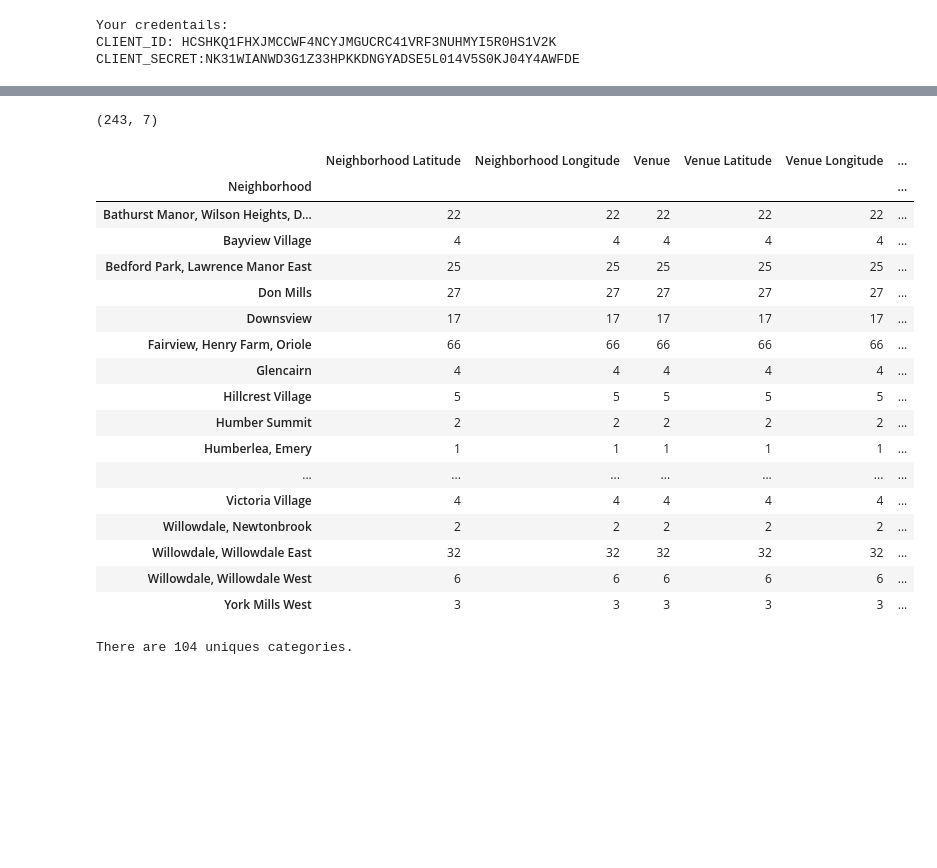
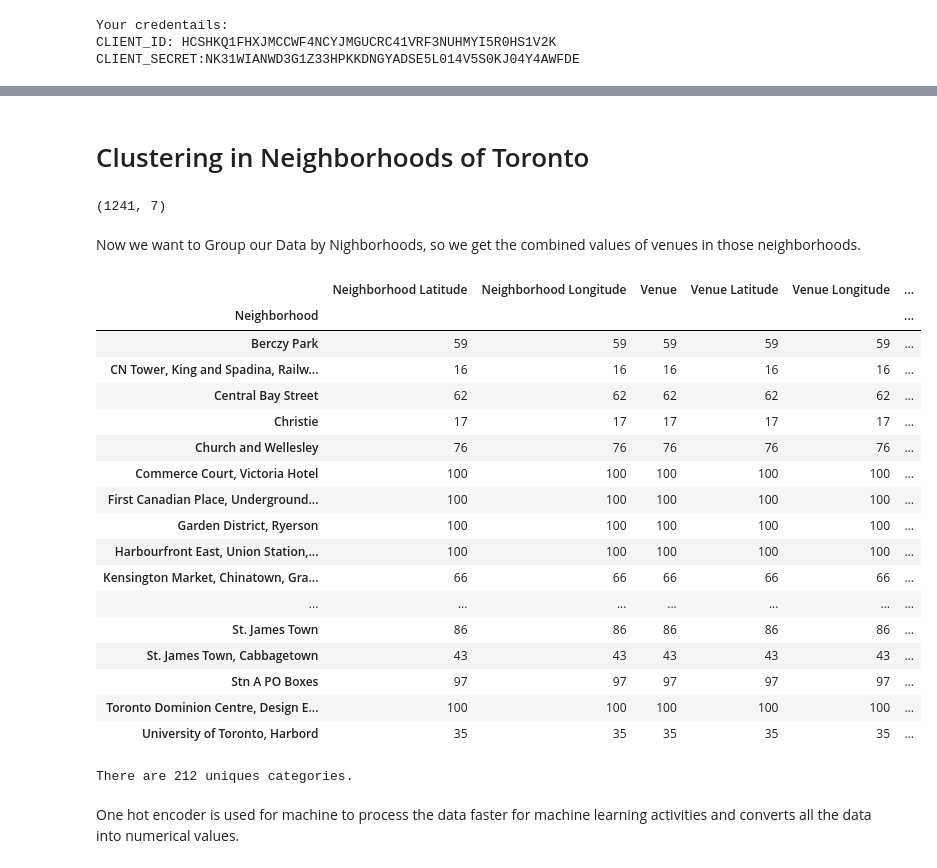
Before and after one commit to ssaurabh5/Coursera_Capstone_IBM_Data_Science_Project, a Jupyter notebook: Segmenting_and_Clustering_Neighborhoods_in_Toronto.ipynb, the cells around one changed output, grey strips where cells are left out. Drawn from its saved outputs; the diff is of its cells as text; code cells hidden in the pictures; blank space fills up the shorter version.

```diff
--- a/Segmenting_and_Clustering_Neighborhoods_in_Toronto.ipynb
+++ b/Segmenting_and_Clustering_Neighborhoods_in_Toronto.ipynb
@@ -140,5 +165,5 @@ Name: Borough, dtype: int64
 # %%
-northyork_data = df4[df4['Borough'] == 'North York'].reset_index(drop=True)
-northyork_data.head()
+toronto_data = df4[df4['Borough'] == 'Downtown Toronto'].reset_index(drop=True)
+toronto_data.head()
 # %% [output]
 |  | Postal Code | Borough | Neighbourhood | Latitude | Longitude |
@@ -150,8 +177,8 @@ northyork_data.head()
 # %%
-map_northyork = folium.Map(location=[latitude, longitude], zoom_start=10)
+map_downtown_toronto = folium.Map(location=[latitude, longitude], zoom_start=10)
 
 # add markers to map
-for lat, lng, borough, neighborhood in zip(northyork_data['Latitude'], northyork_data['Longitude'], northyork_data['Borough'], northyork_data['Neighbourhood']):
+for lat, lng, borough, neighborhood in zip(toronto_data['Latitude'], toronto_data['Longitude'], toronto_data['Borough'], toronto_data['Neighbourhood']):
     label = '{}, {}'.format(neighborhood, borough)
     label = folium.Popup(label, parse_html=True)
     folium.CircleMarker(
@@ -162,8 +189,8 @@ for lat, lng, borough, neighborhood in zip(northyork_data['Latitude'], northyork
         fill=True,
         fill_color='#3186cc',
         fill_opacity=0.7,
-        parse_html=False).add_to(map_northyork)
+        parse_html=False).add_to(map_downtown_toronto)
 
-map_northyork
+map_downtown_toronto
 # %% [output]
 [interactive output not drawn]
@@ -186,8 +219,8 @@ northyork_data.loc[0, 'Neighbourhood']
 # %%
-neighborhood_latitude = northyork_data.loc[0, 'Latitude'] # neighborhood latitude value
-neighborhood_longitude = northyork_data.loc[0, 'Longitude'] # neighborhood longitude value
+neighborhood_latitude = toronto_data.loc[0, 'Latitude'] # neighborhood latitude value
+neighborhood_longitude = toronto_data.loc[0, 'Longitude'] # neighborhood longitude value
 
-neighborhood_name = northyork_data.loc[0, 'Neighbourhood'] # neighborhood name
+neighborhood_name = toronto_data.loc[0, 'Neighbourhood'] # neighborhood name
 
 print('Latitude and longitude values of {} are {}, {}.'.format(neighborhood_name,
                                                                neighborhood_latitude,
@@ -311,6 +357,6 @@ def getNearbyVenues(names, latitudes, longitudes, radius=500):
 # %%
-northyork_data_venues = getNearbyVenues(names=northyork_data['Neighbourhood'],
-                                   latitudes=northyork_data['Latitude'],
-                                   longitudes=northyork_data['Longitude']
+toronto_data_venues = getNearbyVenues(names=toronto_data['Neighbourhood'],
+                                   latitudes=toronto_data['Latitude'],
+                                   longitudes=toronto_data['Longitude']
                                   )
 # %% [output]
@@ -334,31 +382,37 @@ Willowdale, Willowdale West
-# %%
-print(northyork_data_venues.shape)
-# %% [output]
-(243, 7)
+# %% [markdown]
+# Clustering in Neighborhoods of Toronto
+# %%
+print(toronto_data_venues.shape)  #We see here the shape of our dataframe
+# %% [output]
+(1241, 7)
+# %% [markdown]
+Now we want to Group our Data by Nighborhoods, so we get the combined values of venues in those neighborhoods.
 # %%
-northyork_data_venues.groupby('Neighborhood').count()
+toronto_data_venues.groupby('Neighborhood').count()
 # %% [output]
 |  | Neighborhood Latitude | Neighborhood Longitude | Venue | Venue Latitude | Venue Longitude | ... |
 | Neighborhood |  |  |  |  |  | ... |
-| Bathurst Manor, Wilson Heights, D... | 22 | 22 | 22 | 22 | 22 | ... |
-| Bayview Village | 4 | 4 | 4 | 4 | 4 | ... |
-| Bedford Park, Lawrence Manor East | 25 | 25 | 25 | 25 | 25 | ... |
-| Don Mills | 27 | 27 | 27 | 27 | 27 | ... |
-| Downsview | 17 | 17 | 17 | 17 | 17 | ... |
-| Fairview, Henry Farm, Oriole | 66 | 66 | 66 | 66 | 66 | ... |
-| Glencairn | 4 | 4 | 4 | 4 | 4 | ... |
-| Hillcrest Village | 5 | 5 | 5 | 5 | 5 | ... |
-| Humber Summit | 2 | 2 | 2 | 2 | 2 | ... |
-| Humberlea, Emery | 1 | 1 | 1 | 1 | 1 | ... |
+| Berczy Park | 59 | 59 | 59 | 59 | 59 | ... |
+| CN Tower, King and Spadina, Railw... | 16 | 16 | 16 | 16 | 16 | ... |
+| Central Bay Street | 62 | 62 | 62 | 62 | 62 | ... |
+| Christie | 17 | 17 | 17 | 17 | 17 | ... |
+| Church and Wellesley | 76 | 76 | 76 | 76 | 76 | ... |
+| Commerce Court, Victoria Hotel | 100 | 100 | 100 | 100 | 100 | ... |
+| First Canadian Place, Underground... | 100 | 100 | 100 | 100 | 100 | ... |
+| Garden District, Ryerson | 100 | 100 | 100 | 100 | 100 | ... |
+| Harbourfront East, Union Station,... | 100 | 100 | 100 | 100 | 100 | ... |
+| Kensington Market, Chinatown, Gra... | 66 | 66 | 66 | 66 | 66 | ... |
 | ... | ... | ... | ... | ... | ... | ... |
-| Victoria Village | 4 | 4 | 4 | 4 | 4 | ... |
-| Willowdale, Newtonbrook | 2 | 2 | 2 | 2 | 2 | ... |
-| Willowdale, Willowdale East | 32 | 32 | 32 | 32 | 32 | ... |
-| Willowdale, Willowdale West | 6 | 6 | 6 | 6 | 6 | ... |
-| York Mills West | 3 | 3 | 3 | 3 | 3 | ... |
+| St. James Town | 86 | 86 | 86 | 86 | 86 | ... |
+| St. James Town, Cabbagetown | 43 | 43 | 43 | 43 | 43 | ... |
+| Stn A PO Boxes | 97 | 97 | 97 | 97 | 97 | ... |
+| Toronto Dominion Centre, Design E... | 100 | 100 | 100 | 100 | 100 | ... |
+| University of Toronto, Harbord | 35 | 35 | 35 | 35 | 35 | ... |
 # %%
-print('There are {} uniques categories.'.format(len(northyork_data_venues['Venue Category'].unique())))
+print('There are {} uniques categories.'.format(len(toronto_data_venues['Venue Category'].unique())))   #We find the unique categories of venues
 # %% [output]
-There are 104 uniques categories.
+There are 212 uniques categories.
+# %% [markdown]
+One hot encoder is used for machine to process the data faster for machine learning activities and converts all the data into numerical values.
 # %%
 # one hot encoding
```
Also changed, not shown: parts of 58 cells of this notebook.
